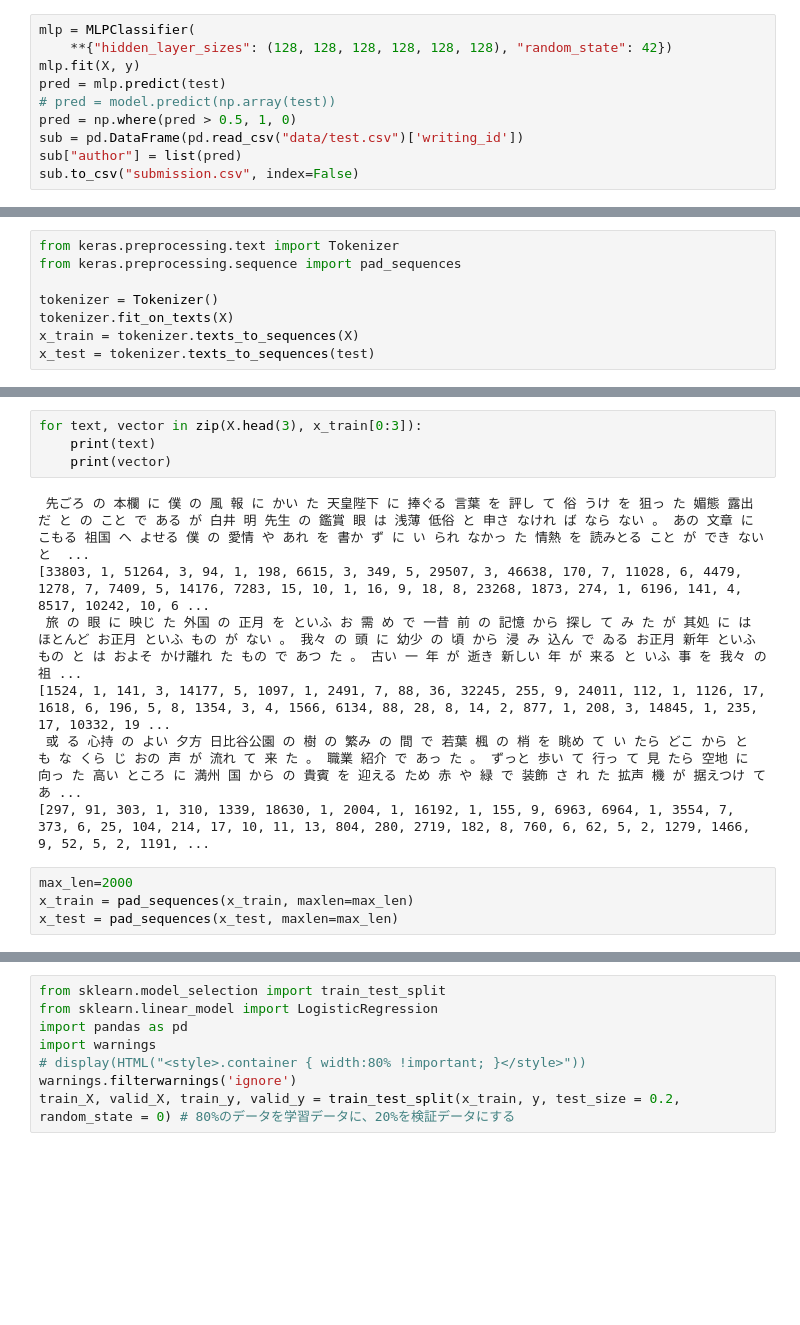
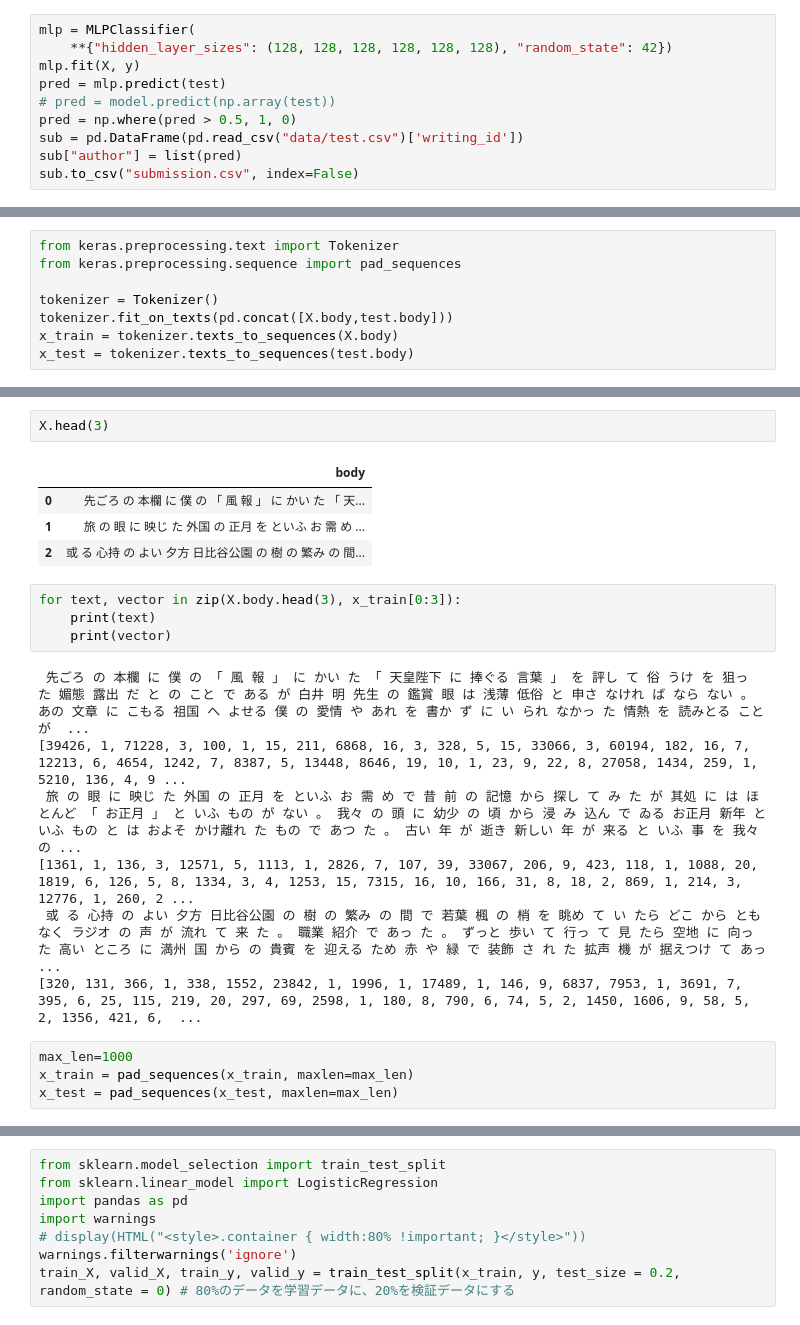
Before and after one commit to kyouyap/akutagawa, a Jupyter notebook: LSTM.ipynb, the cells around one changed output, grey strips where cells are left out. Drawn from its saved outputs; the diff is of its cells as text; blank space fills up the shorter version.

```diff
--- a/LSTM.ipynb
+++ b/LSTM.ipynb
@@ -214,6 +342,6 @@ from keras.preprocessing.text import Tokenizer
 from keras.preprocessing.sequence import pad_sequences
 
 tokenizer = Tokenizer()
-tokenizer.fit_on_texts(X)
-x_train = tokenizer.texts_to_sequences(X)
-x_test = tokenizer.texts_to_sequences(test)
+tokenizer.fit_on_texts(pd.concat([X.body,test.body]))
+x_train = tokenizer.texts_to_sequences(X.body)
+x_test = tokenizer.texts_to_sequences(test.body)
@@ -220,16 +363,23 @@ x_test = tokenizer.texts_to_sequences(test)
+# %%
+X.head(3)
+# %% [output]
+|  | body |
+| 0 | 先ごろ の 本欄 に 僕 の 「 風 報 」 に かい た 「 天... |
+| 1 | 旅 の 眼 に 映じ た 外国 の 正月 を といふ お 需 め ... |
+| 2 | 或 る 心持 の よい 夕方 日比谷公園 の 樹 の 繁み の 間... |
 # %%
-for text, vector in zip(X.head(3), x_train[0:3]):
+for text, vector in zip(X.body.head(3), x_train[0:3]):
     print(text)
     print(vector)
 # %% [output]
- 先ごろ の 本欄 に 僕 の 風 報 に かい た 天皇陛下 に 捧ぐる 言葉 を 評し て 俗 うけ を 狙っ た 媚態 露出 だ と の こと で ある が 白井 明 先生 の 鑑賞 眼 は 浅薄 低俗 と 申さ なけれ ば なら ない 。 あの 文章 に こもる 祖国 へ よせる 僕 の 愛情 や あれ を 書か ず に い られ なかっ た 情熱 を 読みとる こと が でき ない と  ...
-[33803, 1, 51264, 3, 94, 1, 198, 6615, 3, 349, 5, 29507, 3, 46638, 170, 7, 11028, 6, 4479, 1278, 7, 7409, 5, 14176, 7283, 15, 10, 1, 16, 9, 18, 8, 23268, 1873, 274, 1, 6196, 141, 4, 8517, 10242, 10, 6 ...
- 旅 の 眼 に 映じ た 外国 の 正月 を といふ お 需 め で 一昔 前 の 記憶 から 探し て み た が 其処 に は ほとんど お正月 といふ もの が ない 。 我々 の 頭 に 幼少 の 頃 から 浸 み 込ん で ゐる お正月 新年 といふ もの と は およそ かけ離れ た もの で あつ た 。 古い 一 年 が 逝き 新しい 年 が 来る と いふ 事 を 我々 の 祖 ...
-[1524, 1, 141, 3, 14177, 5, 1097, 1, 2491, 7, 88, 36, 32245, 255, 9, 24011, 112, 1, 1126, 17, 1618, 6, 196, 5, 8, 1354, 3, 4, 1566, 6134, 88, 28, 8, 14, 2, 877, 1, 208, 3, 14845, 1, 235, 17, 10332, 19 ...
- 或 る 心持 の よい 夕方 日比谷公園 の 樹 の 繁み の 間 で 若葉 楓 の 梢 を 眺め て い たら どこ から と も な くら じ おの 声 が 流れ て 来 た 。 職業 紹介 で あっ た 。 ずっと 歩い て 行っ て 見 たら 空地 に 向っ た 高い ところ に 満州 国 から の 貴賓 を 迎える ため 赤 や 緑 で 装飾 さ れ た 拡声 機 が 据えつけ て あ ...
-[297, 91, 303, 1, 310, 1339, 18630, 1, 2004, 1, 16192, 1, 155, 9, 6963, 6964, 1, 3554, 7, 373, 6, 25, 104, 214, 17, 10, 11, 13, 804, 280, 2719, 182, 8, 760, 6, 62, 5, 2, 1279, 1466, 9, 52, 5, 2, 1191, ...
+ 先ごろ の 本欄 に 僕 の 「 風 報 」 に かい た 「 天皇陛下 に 捧ぐる 言葉 」 を 評し て 俗 うけ を 狙っ た 媚態 露出 だ と の こと で ある が 白井 明 先生 の 鑑賞 眼 は 浅薄 低俗 と 申さ なけれ ば なら ない 。 あの 文章 に こもる 祖国 へ よせる 僕 の 愛情 や あれ を 書か ず に い られ なかっ た 情熱 を 読みとる こと が  ...
+[39426, 1, 71228, 3, 100, 1, 15, 211, 6868, 16, 3, 328, 5, 15, 33066, 3, 60194, 182, 16, 7, 12213, 6, 4654, 1242, 7, 8387, 5, 13448, 8646, 19, 10, 1, 23, 9, 22, 8, 27058, 1434, 259, 1, 5210, 136, 4, 9 ...
+ 旅 の 眼 に 映じ た 外国 の 正月 を といふ お 需 め で 昔 前 の 記憶 から 探し て み た が 其処 に は ほとんど 「 お正月 」 と いふ もの が ない 。 我々 の 頭 に 幼少 の 頃 から 浸 み 込ん で ゐる お正月 新年 といふ もの と は およそ かけ離れ た もの で あつ た 。 古い 年 が 逝き 新しい 年 が 来る と いふ 事 を 我々 の ...
+[1361, 1, 136, 3, 12571, 5, 1113, 1, 2826, 7, 107, 39, 33067, 206, 9, 423, 118, 1, 1088, 20, 1819, 6, 126, 5, 8, 1334, 3, 4, 1253, 15, 7315, 16, 10, 166, 31, 8, 18, 2, 869, 1, 214, 3, 12776, 1, 260, 2 ...
+ 或 る 心持 の よい 夕方 日比谷公園 の 樹 の 繁み の 間 で 若葉 楓 の 梢 を 眺め て い たら どこ から とも なく ラジオ の 声 が 流れ て 来 た 。 職業 紹介 で あっ た 。 ずっと 歩い て 行っ て 見 たら 空地 に 向っ た 高い ところ に 満州 国 から の 貴賓 を 迎える ため 赤 や 緑 で 装飾 さ れ た 拡声 機 が 据えつけ て あっ  ...
+[320, 131, 366, 1, 338, 1552, 23842, 1, 1996, 1, 17489, 1, 146, 9, 6837, 7953, 1, 3691, 7, 395, 6, 25, 115, 219, 20, 297, 69, 2598, 1, 180, 8, 790, 6, 74, 5, 2, 1450, 1606, 9, 58, 5, 2, 1356, 421, 6,  ...
 # %%
-max_len=2000
+max_len=1000
 x_train = pad_sequences(x_train, maxlen=max_len)
 x_test = pad_sequences(x_test, maxlen=max_len)
 # %%
```
Also changed, not shown: parts of 14 cells of this notebook, 6 other files.
